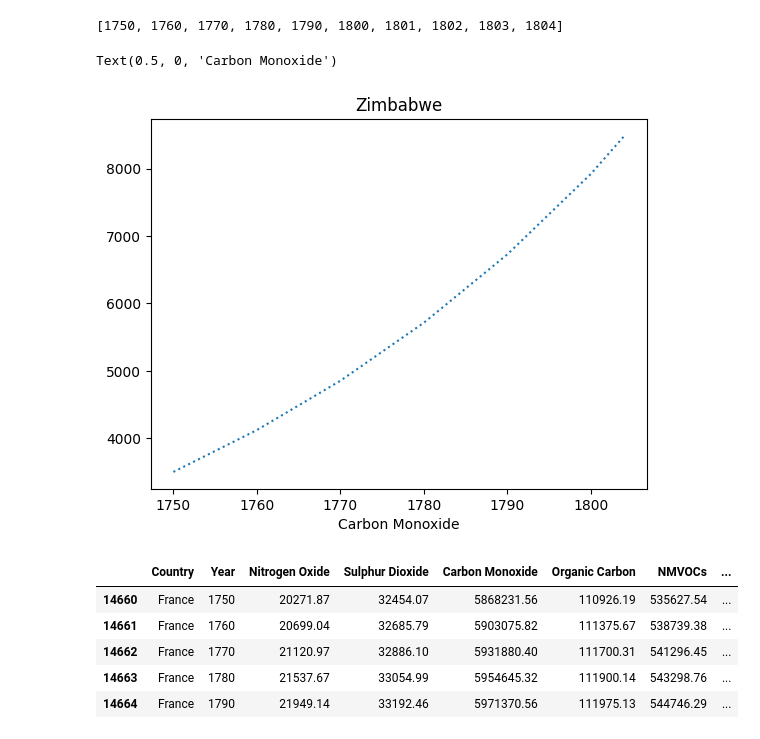
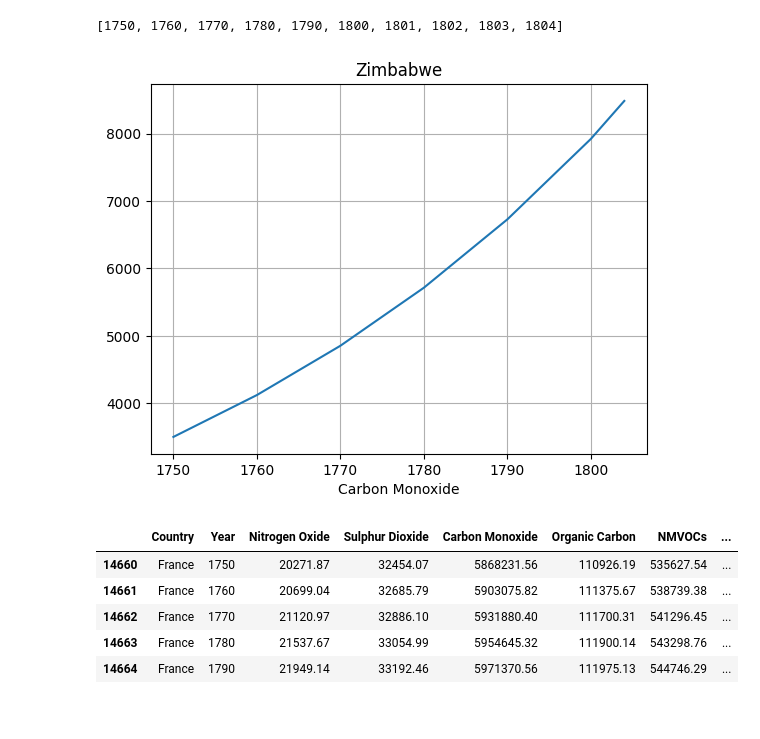
Before and after one commit to Dizziolica/PlayAroundWithData, a Jupyter notebook: aiplt.ipynb, the cells around one changed output. Saved outputs shown, nothing was run; the diff lists cells and outputs as text; code cells hidden in the pictures.

```diff
--- a/aiplt.ipynb
+++ b/aiplt.ipynb
@@ -67,13 +67,13 @@ print(list2)
 # %% [output]
 [1750, 1760, 1770, 1780, 1790, 1800, 1801, 1802, 1803, 1804]
 # %%
-plt.plot(list2, list, ':')
+plt.plot(list2, list)
 plt.title("Zimbabwe")
 
 plt.xlabel("Carbon Monoxide")
+plt.grid()
 # %% [output]
-Text(0.5, 0, 'Carbon Monoxide')
-[figure, old version]
+[figure, new version]
 # %%
 Unique = df[df["Country"] == "France"]
 Unique.head()
```
Also changed, not shown: parts of 2 cells of this notebook.
